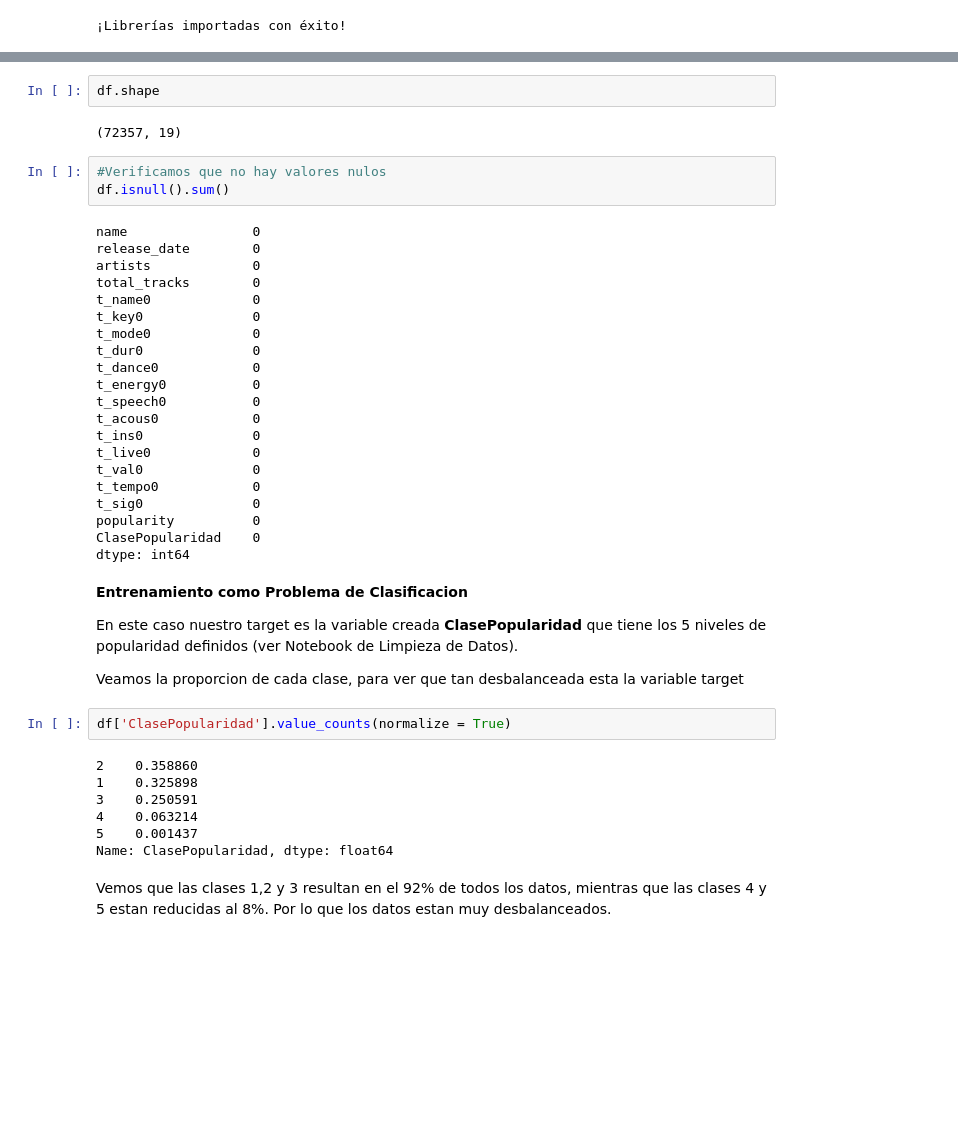
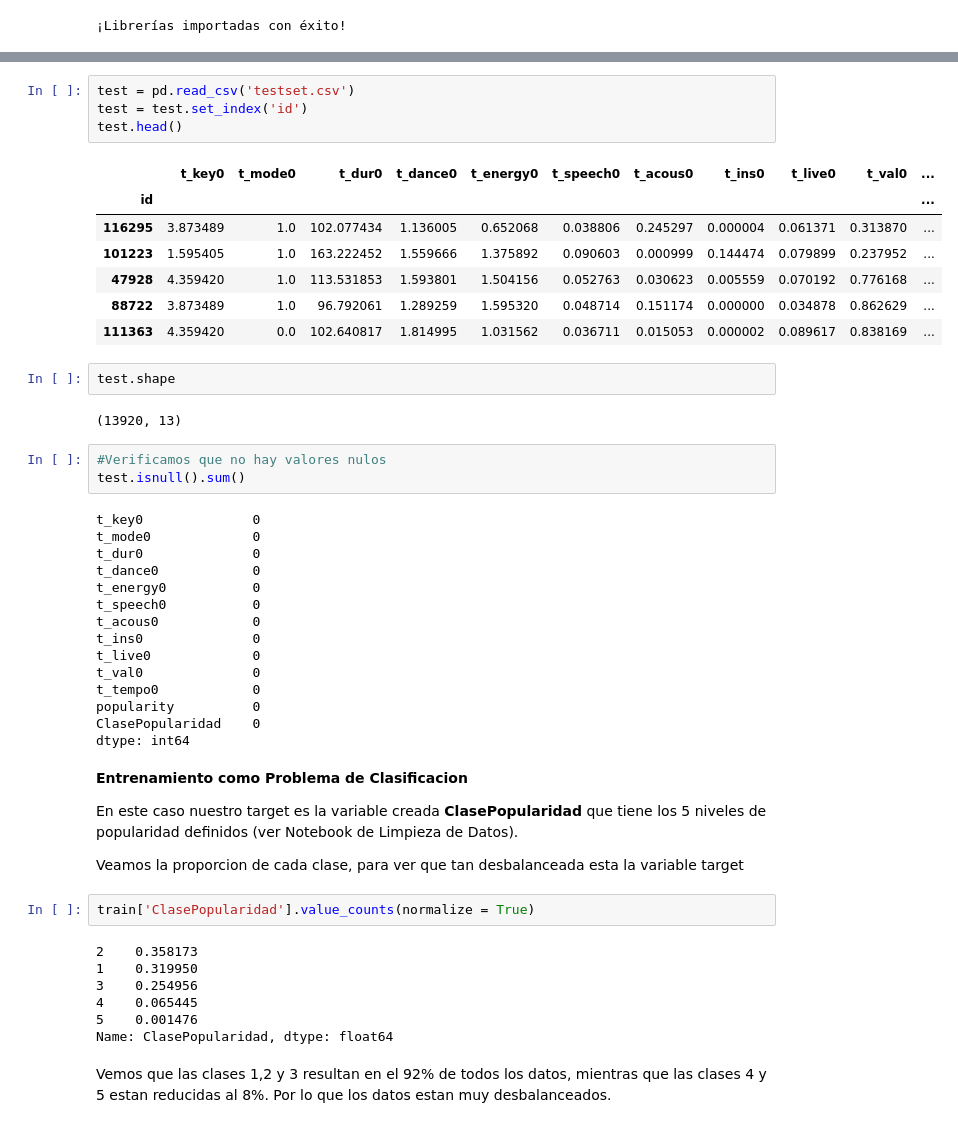
Before and after one commit to Rossana139/CoderHouse-25570-Proyecto-Spotify, a Jupyter notebook: Algoritmos/ML - Clasificacion.ipynb, the cells around one changed output, grey strips where cells are left out. Cells and saved outputs as stored; diff of their text form; blank space fills up the shorter version.

```diff
--- a/Algoritmos/ML - Clasificacion.ipynb
+++ b/Algoritmos/ML - Clasificacion.ipynb
@@ -34,16 +55,23 @@ df.head()
+# %%
+test = pd.read_csv('testset.csv')
+test = test.set_index('id')
+test.head()
+# %% [output]
+|  | t_key0 | t_mode0 | t_dur0 | t_dance0 | t_energy0 | t_speech0 | t_acous0 | t_ins0 | t_live0 | t_val0 | ... |
+| id |  |  |  |  |  |  |  |  |  |  | ... |
+| 116295 | 3.873489 | 1.0 | 102.077434 | 1.136005 | 0.652068 | 0.038806 | 0.245297 | 0.000004 | 0.061371 | 0.313870 | ... |
+| 101223 | 1.595405 | 1.0 | 163.222452 | 1.559666 | 1.375892 | 0.090603 | 0.000999 | 0.144474 | 0.079899 | 0.237952 | ... |
+| 47928 | 4.359420 | 1.0 | 113.531853 | 1.593801 | 1.504156 | 0.052763 | 0.030623 | 0.005559 | 0.070192 | 0.776168 | ... |
+| 88722 | 3.873489 | 1.0 | 96.792061 | 1.289259 | 1.595320 | 0.048714 | 0.151174 | 0.000000 | 0.034878 | 0.862629 | ... |
+| 111363 | 4.359420 | 0.0 | 102.640817 | 1.814995 | 1.031562 | 0.036711 | 0.015053 | 0.000002 | 0.089617 | 0.838169 | ... |
 # %%
-df.shape
+test.shape
 # %% [output]
-(72357, 19)
+(13920, 13)
 # %%
 #Verificamos que no hay valores nulos
-df.isnull().sum()
+test.isnull().sum()
 # %% [output]
-name                0
-release_date        0
-artists             0
-total_tracks        0
-t_name0             0
 t_key0              0
 t_mode0             0
 t_dur0              0
@@ -55,7 +83,6 @@ t_ins0              0
 t_live0             0
 t_val0              0
 t_tempo0            0
-t_sig0              0
 popularity          0
 ClasePopularidad    0
 dtype: int64
@@ -66,13 +93,13 @@ En este caso nuestro target es la variable creada **ClasePopularidad** que tiene
 
 Veamos la proporcion de cada clase, para ver que tan desbalanceada esta la variable target
 # %%
-df['ClasePopularidad'].value_counts(normalize = True)
+train['ClasePopularidad'].value_counts(normalize = True)
 # %% [output]
-2    0.358860
-1    0.325898
-3    0.250591
-4    0.063214
-5    0.001437
+2    0.358173
+1    0.319950
+3    0.254956
+4    0.065445
+5    0.001476
 Name: ClasePopularidad, dtype: float64
 # %% [markdown]
 Vemos que las clases 1,2 y 3 resultan en el 92% de todos los datos, mientras que las clases 4 y 5 estan reducidas al 8%. Por lo que los datos estan muy desbalanceados.
```
Also changed, not shown: parts of 33 cells of this notebook.
